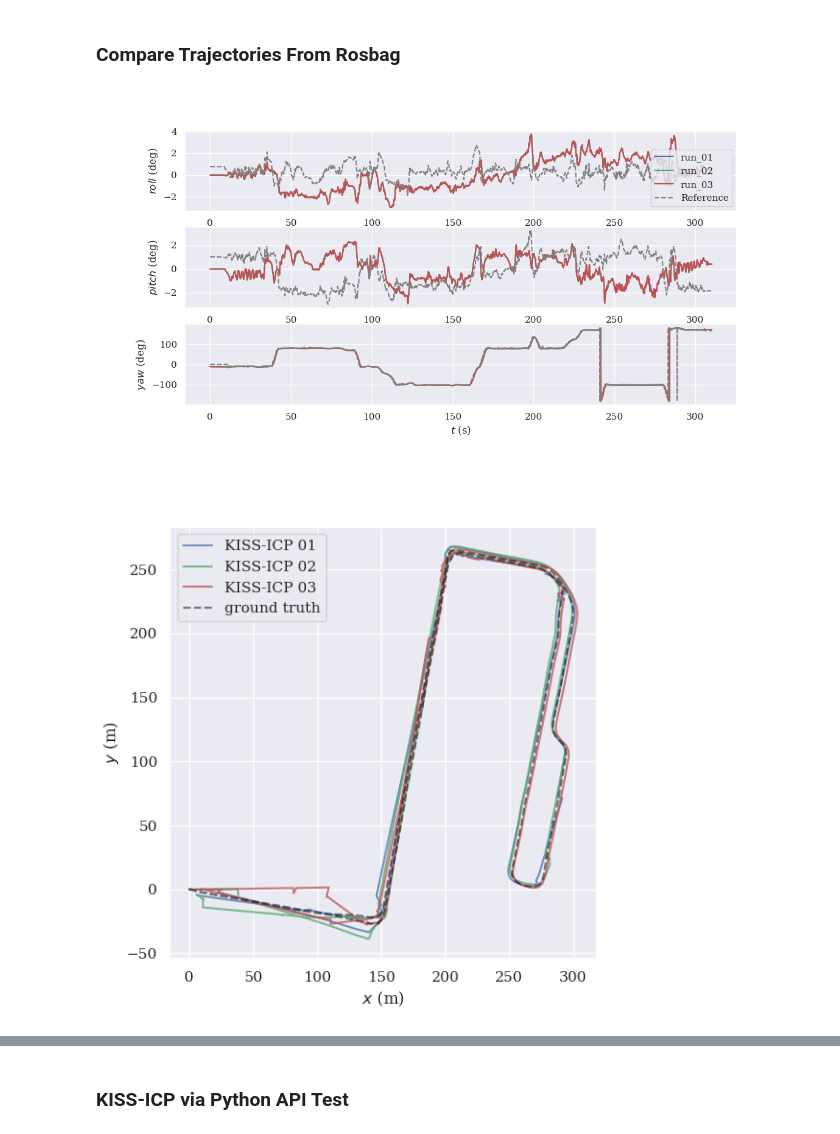
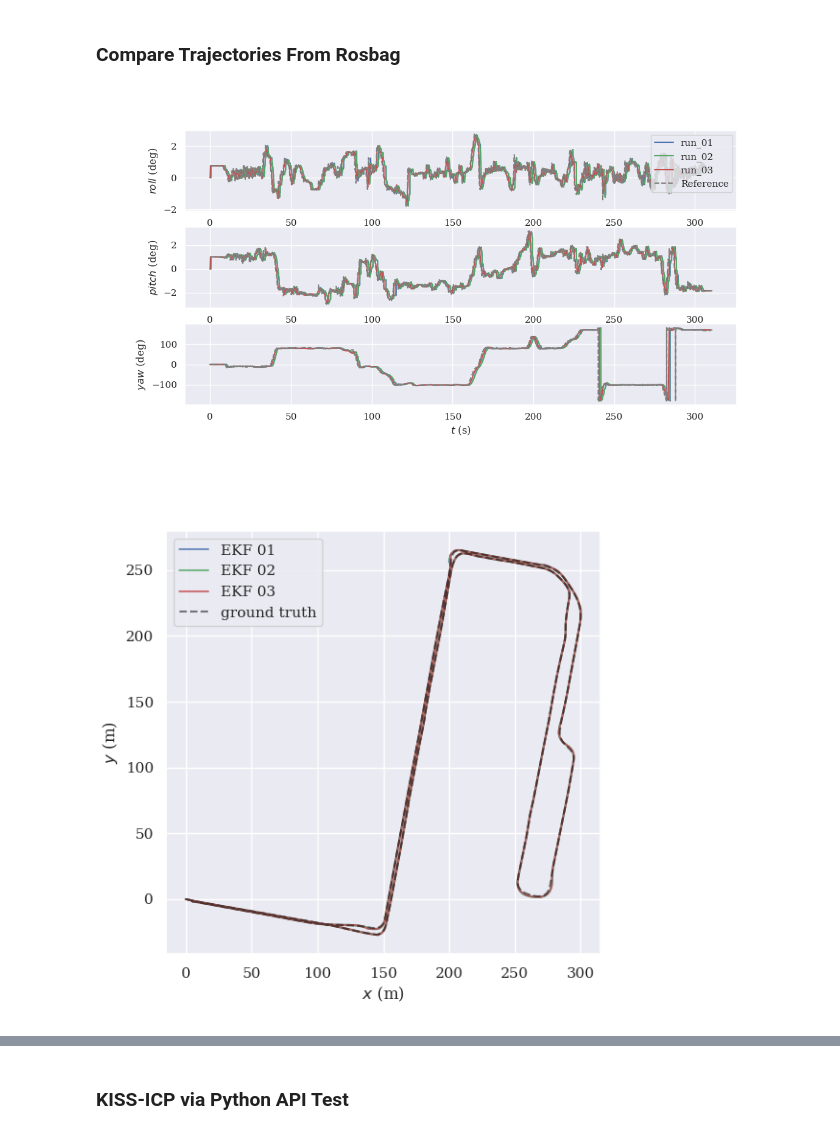
Before and after one commit to Jul310/kiss-icp, a Jupyter notebook: tum_eval/ekf_gps_analysis.ipynb, the cells around one changed output, grey strips where cells are left out. Cells and saved outputs as stored; diff of their text form; code cells hidden in the pictures.

```diff
--- a/tum_eval/ekf_gps_analysis.ipynb
+++ b/tum_eval/ekf_gps_analysis.ipynb
@@ -69,9 +72,9 @@ compare_plot_multiple([traj_ref, traj_ekf, traj_kiss], ["Reference", "EKF", "KIS
 version_switch = "v2" # [v1, v2, v3]
 route_switch = "mdv3_1"
 
-# test_set_switch = "01-full-merge-ekf-no-feedback" # [01-full-merge-ekf-no-feedback, 02-full-merge-ekf-feedback, 03-full-merge-ekf-no-feedback-orig-kiss]
+test_set_switch = "01-full-merge-ekf-no-feedback" # [01-full-merge-ekf-no-feedback, 02-full-merge-ekf-feedback, 03-full-merge-ekf-no-feedback-orig-kiss]
 # test_set_switch = "02-full-merge-ekf-feedback" # [01-full-merge-ekf-no-feedback, 02-full-merge-ekf-feedback, 03-full-merge-ekf-no-feedback-orig-kiss]
-test_set_switch = "03-full-merge-ekf-feeback-bidirectional" # [01-full-merge-ekf-no-feedback, 02-full-merge-ekf-feedback, 03-full-merge-ekf-no-feedback-orig-kiss]
+# test_set_switch = "03-full-merge-ekf-feeback-bidirectional" # [01-full-merge-ekf-no-feedback, 02-full-merge-ekf-feedback, 03-full-merge-ekf-no-feedback-orig-kiss]
 
 if route_switch == "mdv3_2" and (version_switch != "v2" or test_set_switch != "01-full-merge-ekf-no-feedback"):
     raise RuntimeError("Invalid values for mdv3_2")
@@ -95,7 +98,7 @@ for i in range(1, N_RUNS+1):
         data[run][data_name] = traj
 # %%
 # Compare data across all runs of one test set
-trajectory_type = "KISS-ICP"
+trajectory_type = "EKF"
 plot_mode = "rpy"
 trajectories, names = [],[]
 for i in range(1, N_RUNS+1):
@@ -108,21 +111,21 @@ trajectories.append(data[run]["Reference"])
 compare_plot_multiple(trajectories, names, plot_mode=plot_mode, wf=2, hf=0.5)
 
 fig_name = f"compare_{route_switch}_{trajectory_type}_{version_switch}_{test_set_switch}_{plot_mode}.pdf"
-plt.savefig(path.join(result_figure_dir, fig_name), format="pdf", bbox_inches="tight")
+# plt.savefig(path.join(result_figure_dir, fig_name), format="pdf", bbox_inches="tight")
 # %% [output]
-[figure, old version]
+[figure, new version]
 # %%
-trajectory_type = "KISS-ICP"
+trajectory_type = "EKF"
 trajectories = []
 for i in range(1, N_RUNS+1):
     run = f"run_{i:02d}"
     trajectories.append(data[run][trajectory_type])
 plot_trajectories_from_poses(data[run]["Reference"], trajectories, trajectory_type)
 
 fig_name = f"{route_switch}_{trajectory_type}_{version_switch}_trajectories_{test_set_switch}.pdf"
-plt.savefig(path.join(result_figure_dir, fig_name), format="pdf", bbox_inches="tight")
+# plt.savefig(path.join(result_figure_dir, fig_name), format="pdf", bbox_inches="tight")
 # %% [output]
-[figure, old version]
+[figure, new version]
 # %%
 # Compare for Errors
 run = 1
```
Also changed, not shown: parts of 3 cells of this notebook, 4 other files.
